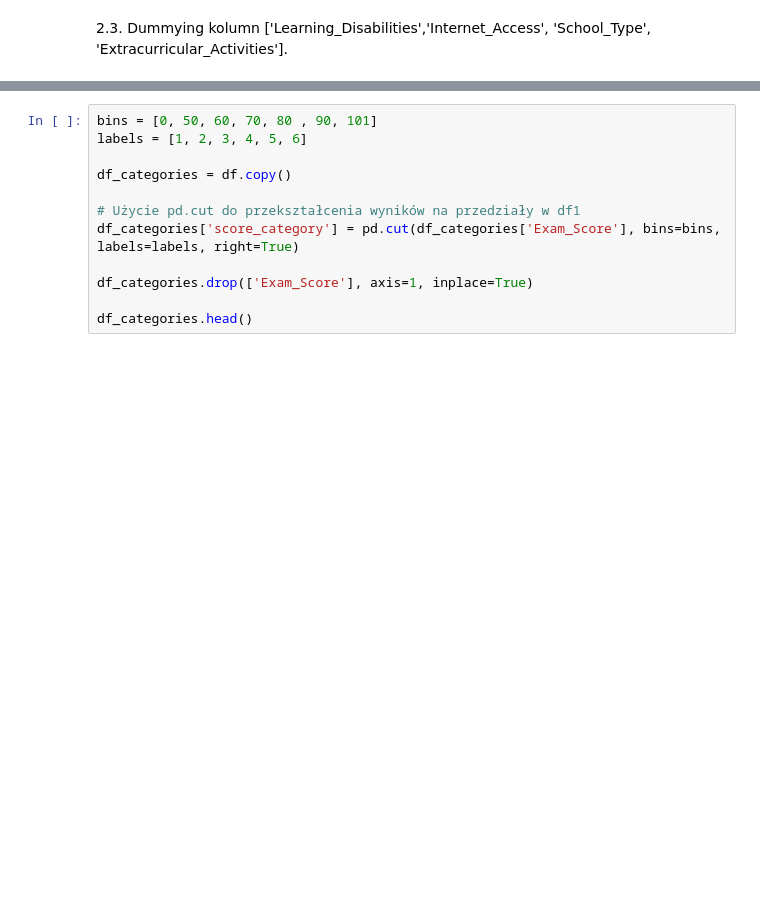
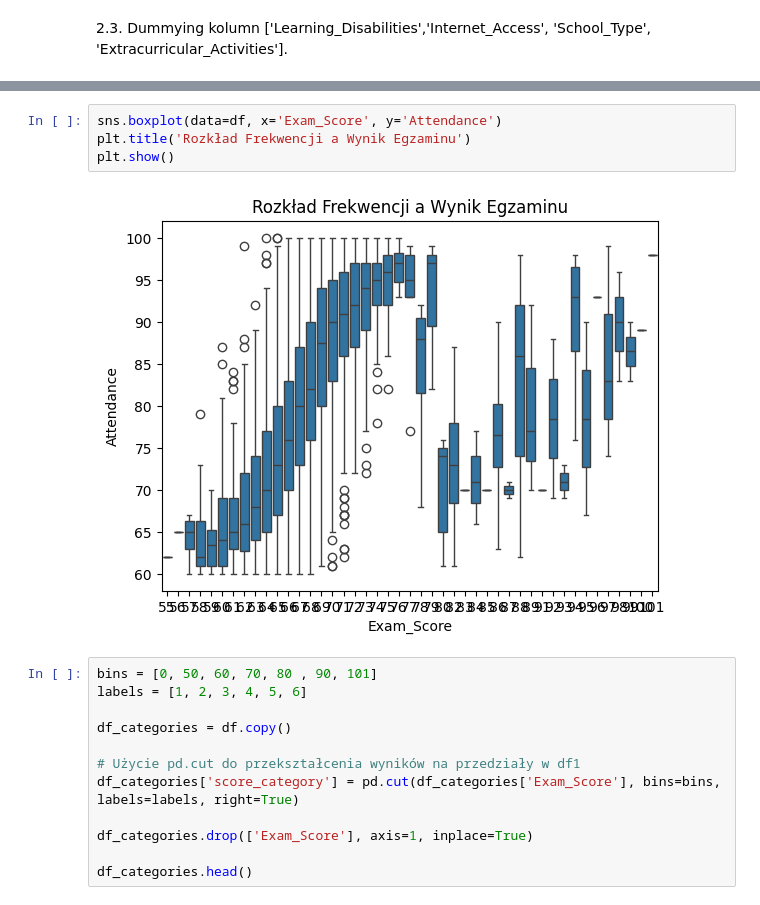
Before and after one commit to maddie84/Lab_Maszynowej_Analizy_Danych, a Jupyter notebook: Projekt_zastosowania/projekt.ipynb, the cells around one changed output, grey strips where cells are left out. Saved outputs shown, nothing was run; the diff lists cells and outputs as text; blank space fills up the shorter version.

```diff
--- a/Projekt_zastosowania/projekt.ipynb
+++ b/Projekt_zastosowania/projekt.ipynb
@@ -255,3 +283,9 @@ df.head()
+# %%
+sns.boxplot(data=df, x='Exam_Score', y='Attendance')
+plt.title('Rozkład Frekwencji a Wynik Egzaminu')
+plt.show()
+# %% [output]
+[figure, added]
 # %%
 bins = [0, 50, 60, 70, 80 , 90, 101]
 labels = [1, 2, 3, 4, 5, 6]
```
Also changed, not shown: parts of 24 cells of this notebook, 3 other files.
